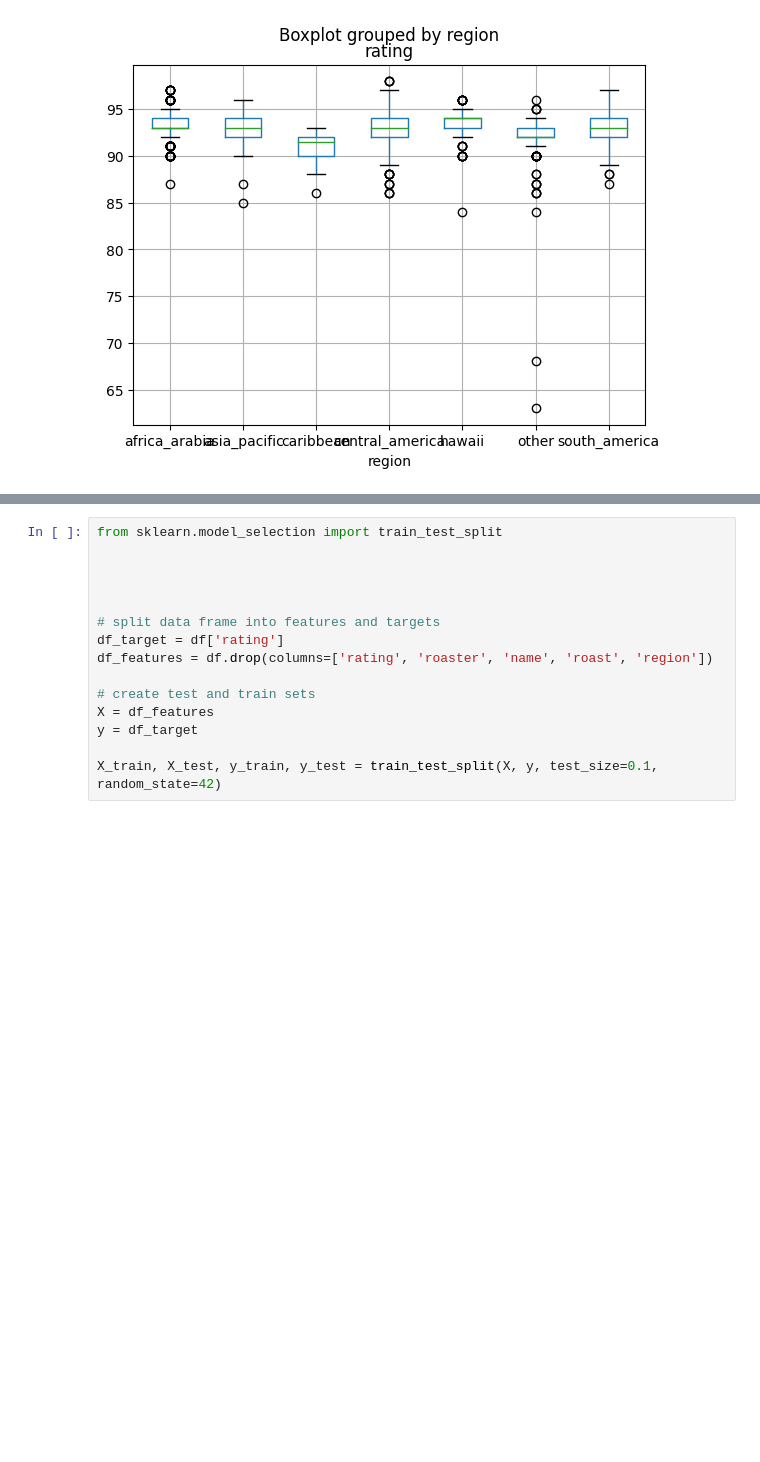
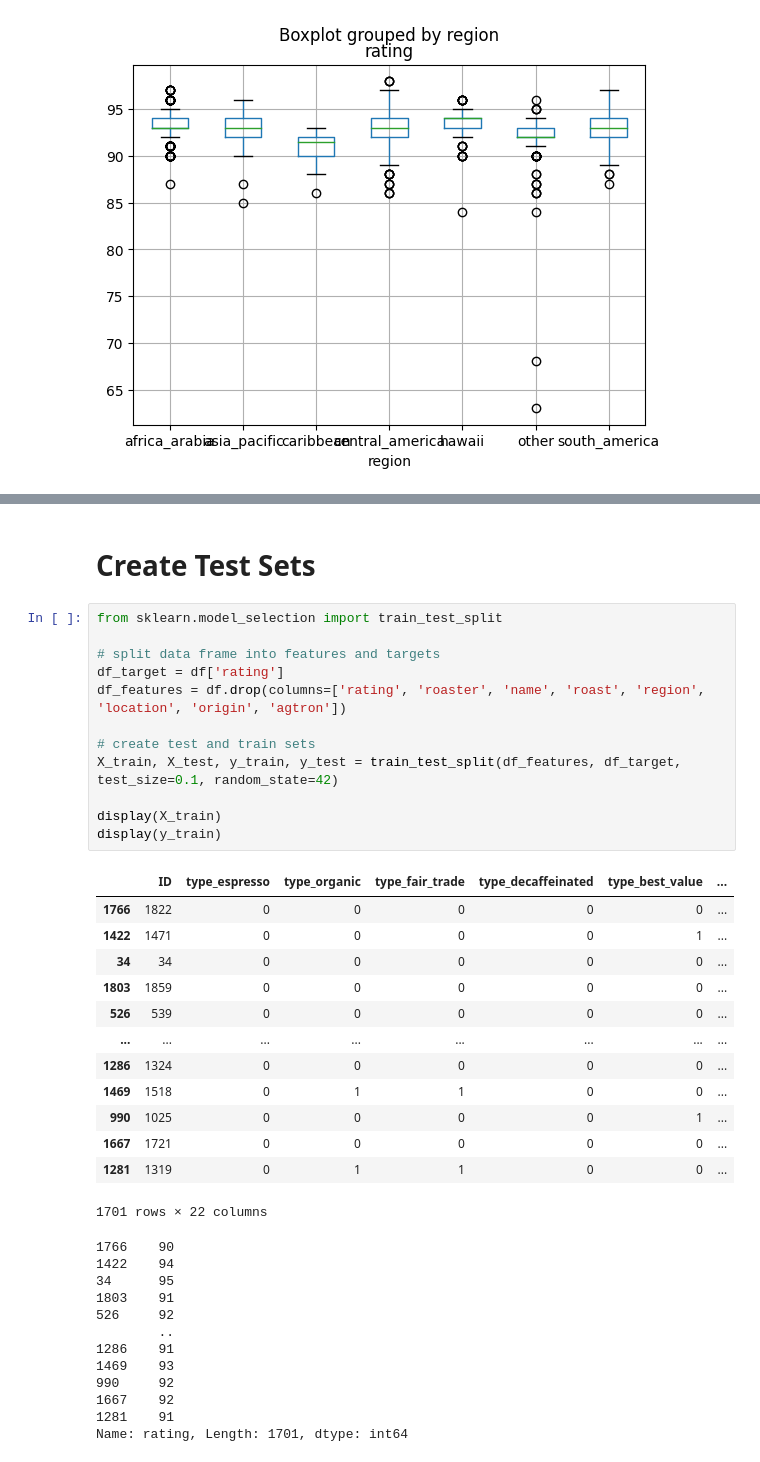
Before and after one commit to DATA-606-SPRING-2023-TUE/nicholas_data606, a Jupyter notebook: src/Regression.ipynb, the cells around one changed output, grey strips where cells are left out. Drawn from its saved outputs; the diff is of its cells as text; blank space fills up the shorter version.

```diff
--- a/src/Regression.ipynb
+++ b/src/Regression.ipynb
@@ -41,15 +102,40 @@ boxplot = df.boxplot(by = 'region', column=['rating'])
+# %% [markdown]
+# Create Test Sets
 # %%
 from sklearn.model_selection import train_test_split
 
-
-
-
 # split data frame into features and targets
 df_target = df['rating']
-df_features = df.drop(columns=['rating', 'roaster', 'name', 'roast', 'region'])
+df_features = df.drop(columns=['rating', 'roaster', 'name', 'roast', 'region', 'location', 'origin', 'agtron'])
 
 # create test and train sets
-X = df_features
-y = df_target
+X_train, X_test, y_train, y_test = train_test_split(df_features, df_target, test_size=0.1, random_state=42)
 
-X_train, X_test, y_train, y_test = train_test_split(X, y, test_size=0.1, random_state=42)
+display(X_train)
+display(y_train)
+# %% [output]
+|  | ID | type_espresso | type_organic | type_fair_trade | type_decaffeinated | type_best_value | ... |
+| 1766 | 1822 | 0 | 0 | 0 | 0 | 0 | ... |
+| 1422 | 1471 | 0 | 0 | 0 | 0 | 1 | ... |
+| 34 | 34 | 0 | 0 | 0 | 0 | 0 | ... |
+| 1803 | 1859 | 0 | 0 | 0 | 0 | 0 | ... |
+| 526 | 539 | 0 | 0 | 0 | 0 | 0 | ... |
+| ... | ... | ... | ... | ... | ... | ... | ... |
+| 1286 | 1324 | 0 | 0 | 0 | 0 | 0 | ... |
+| 1469 | 1518 | 0 | 1 | 1 | 0 | 0 | ... |
+| 990 | 1025 | 0 | 0 | 0 | 0 | 1 | ... |
+| 1667 | 1721 | 0 | 0 | 0 | 0 | 0 | ... |
+| 1281 | 1319 | 0 | 1 | 1 | 0 | 0 | ... |
+1701 rows × 22 columns
+1766    90
+1422    94
+34      95
+1803    91
+526     92
+        ..
+1286    91
+1469    93
+990     92
+1667    92
+1281    91
+Name: rating, Length: 1701, dtype: int64
```
Also changed, not shown: parts of 14 cells of this notebook.
